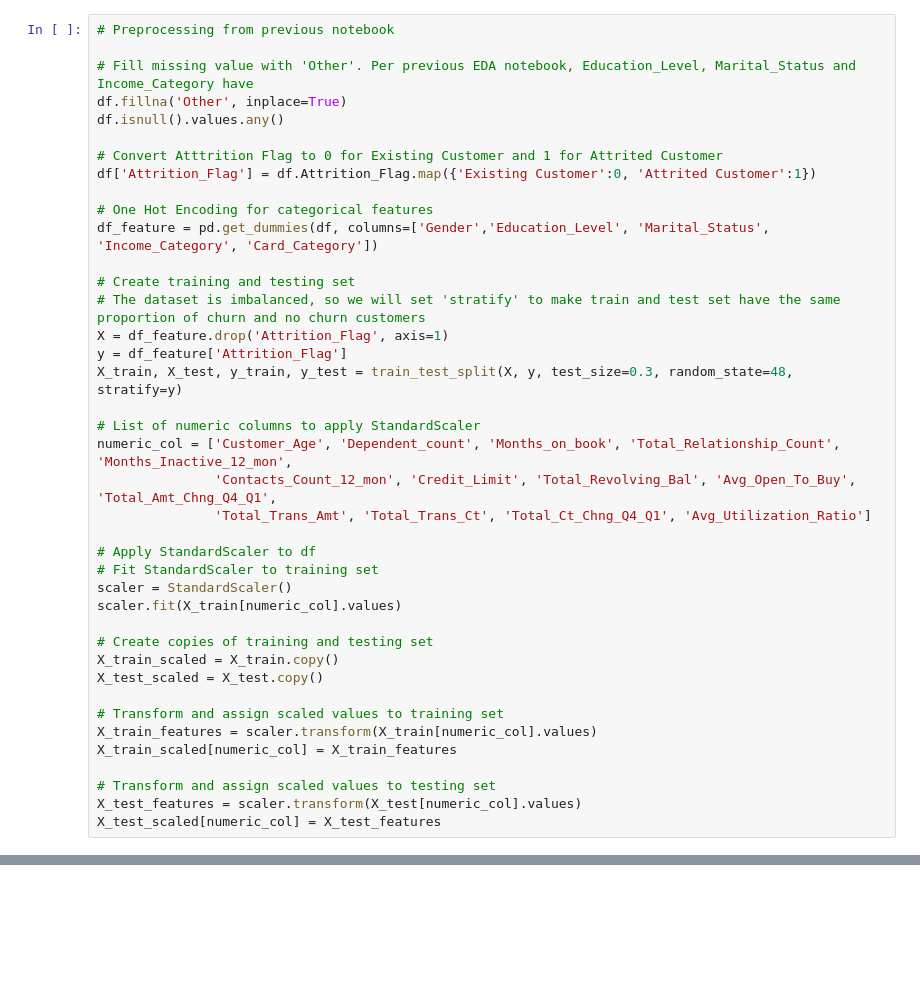
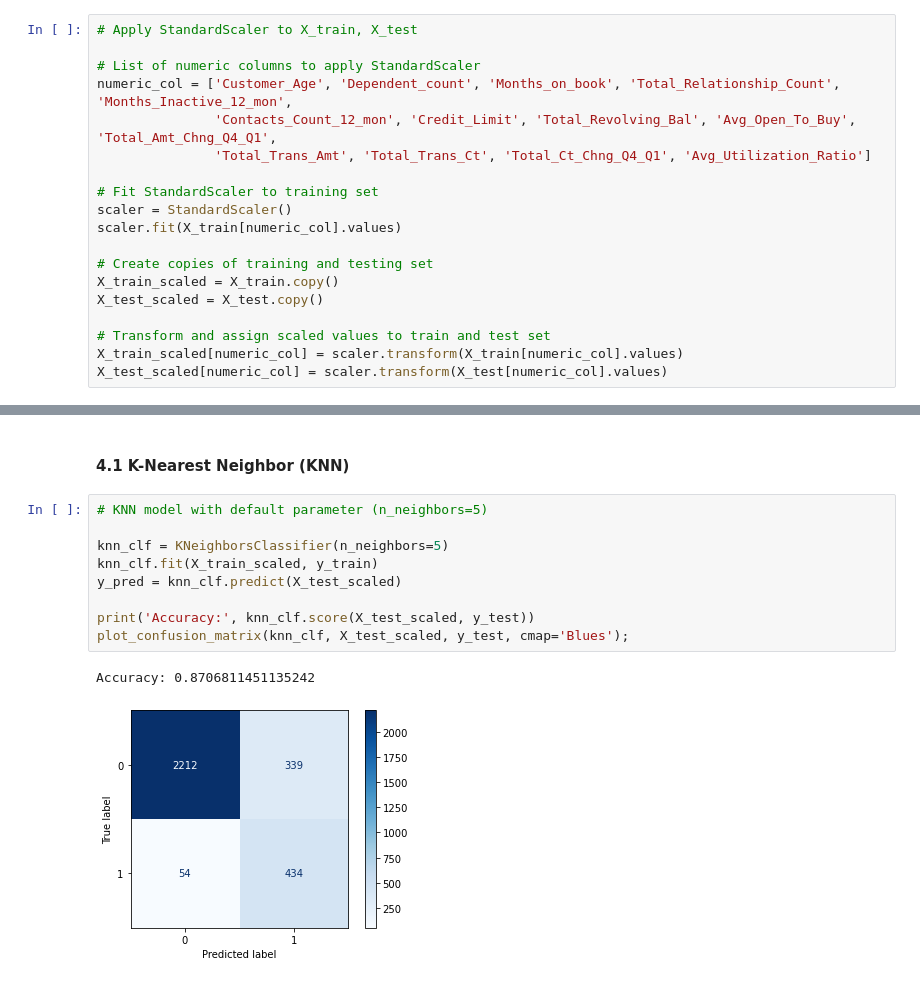
Before and after one commit to machquocvu/Springboard_Capstone2, a Jupyter notebook: Code/Capstone2_Modeling.ipynb, the cells around one changed output, grey strips where cells are left out. Cells and saved outputs as stored; diff of their text form; blank space fills up the shorter version.

```diff
--- a/Code/Capstone2_Modeling.ipynb
+++ b/Code/Capstone2_Modeling.ipynb
@@ -15,28 +109,11 @@ df = pd.read_csv('C:/Users/vumac/Desktop/Springboard_Capstone2/Dataset/BankChurn
 # %%
-# Preprocessing from previous notebook
-
-# Fill missing value with 'Other'. Per previous EDA notebook, Education_Level, Marital_Status and Income_Category have
-df.fillna('Other', inplace=True)
-df.isnull().values.any()
-
-# Convert Atttrition Flag to 0 for Existing Customer and 1 for Attrited Customer
-df['Attrition_Flag'] = df.Attrition_Flag.map({'Existing Customer':0, 'Attrited Customer':1})
-
-# One Hot Encoding for categorical features
-df_feature = pd.get_dummies(df, columns=['Gender','Education_Level', 'Marital_Status', 'Income_Category', 'Card_Category'])
-
-# Create training and testing set
-# The dataset is imbalanced, so we will set 'stratify' to make train and test set have the same proportion of churn and no churn customers
-X = df_feature.drop('Attrition_Flag', axis=1)
-y = df_feature['Attrition_Flag']
-X_train, X_test, y_train, y_test = train_test_split(X, y, test_size=0.3, random_state=48, stratify=y)
+# Apply StandardScaler to X_train, X_test
 
 # List of numeric columns to apply StandardScaler
 numeric_col = ['Customer_Age', 'Dependent_count', 'Months_on_book', 'Total_Relationship_Count', 'Months_Inactive_12_mon',
                'Contacts_Count_12_mon', 'Credit_Limit', 'Total_Revolving_Bal', 'Avg_Open_To_Buy', 'Total_Amt_Chng_Q4_Q1',
                'Total_Trans_Amt', 'Total_Trans_Ct', 'Total_Ct_Chng_Q4_Q1', 'Avg_Utilization_Ratio']
 
-# Apply StandardScaler to df
 # Fit StandardScaler to training set
 scaler = StandardScaler()
 scaler.fit(X_train[numeric_col].values)
@@ -45,10 +122,6 @@ scaler.fit(X_train[numeric_col].values)
 X_train_scaled = X_train.copy()
 X_test_scaled = X_test.copy()
 
-# Transform and assign scaled values to training set
-X_train_features = scaler.transform(X_train[numeric_col].values)
-X_train_scaled[numeric_col] = X_train_features
-
-# Transform and assign scaled values to testing set
-X_test_features = scaler.transform(X_test[numeric_col].values)
-X_test_scaled[numeric_col] = X_test_features
+# Transform and assign scaled values to train and test set
+X_train_scaled[numeric_col] = scaler.transform(X_train[numeric_col].values)
+X_test_scaled[numeric_col] = scaler.transform(X_test[numeric_col].values)
@@ -69,0 +147,14 @@ Name: Attrition_Flag, Length: 10127, dtype: int64
+# %% [markdown]
+#### 4.1 K-Nearest Neighbor (KNN)
+# %%
+# KNN model with default parameter (n_neighbors=5)
+
+knn_clf = KNeighborsClassifier(n_neighbors=5)
+knn_clf.fit(X_train_scaled, y_train)
+y_pred = knn_clf.predict(X_test_scaled)
+
+print('Accuracy:', knn_clf.score(X_test_scaled, y_test))
+plot_confusion_matrix(knn_clf, X_test_scaled, y_test, cmap='Blues');
+# %% [output]
+Accuracy: 0.8706811451135242
+[figure, added]
```
Also changed, not shown: parts of 62 cells of this notebook.
